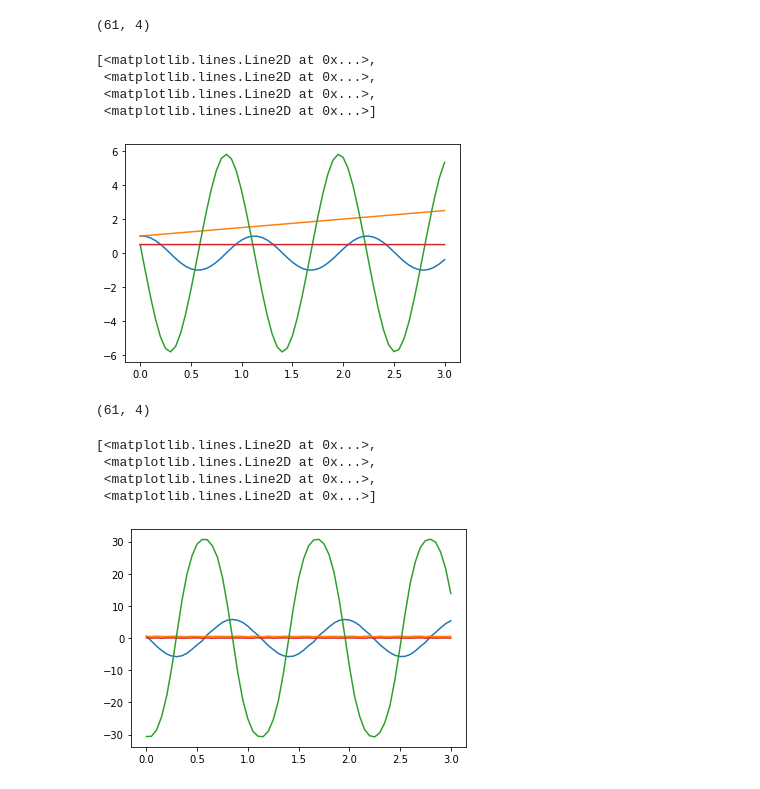
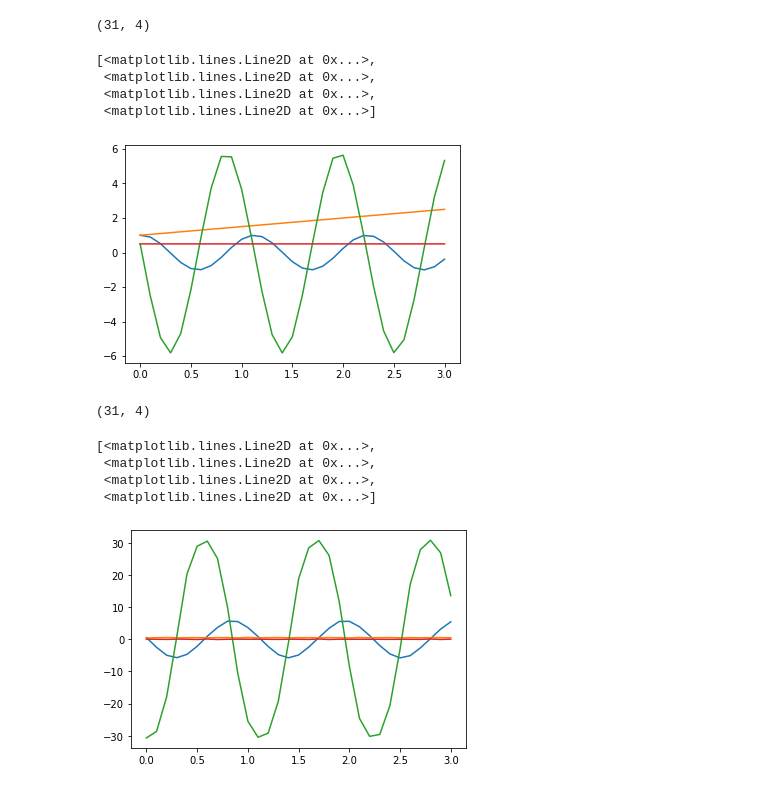
Before and after one commit to JuliusFiedler/Studienarbeit, a Jupyter notebook: UDE/my_julia_files/Auswertung.ipynb, the cells around one changed output. Drawn from its saved outputs; the diff is of its cells as text; code cells hidden in the pictures.

```diff
--- a/UDE/my_julia_files/Auswertung.ipynb
+++ b/UDE/my_julia_files/Auswertung.ipynb
@@ -10,32 +10,34 @@ import pysindy as ps
 import pickle
 import random
 import pandas as pd
+# %%
+mode = "wopn"
 # %%
-X = pd.read_csv('X.csv', sep=',',header=None)
+X = pd.read_csv('X_'+mode+'.csv', sep=',',header=None)
 # print(X.values)
 X = np.array(X.values)
 # print(X)
 X = np.delete(X, 0, axis= 0)
 X = np.array(X, dtype=np.float64)
 # print(X)
 for x in X:
     for y in range(len(x)):
         for z in range(len(X)):
             X[z][y] = float(X[z][y])
 # print(X)
 print(X.shape)
 t_end = 3
 tt = np.linspace(0, t_end, X.shape[0])
 plt.plot(tt, X)
 # %% [output]
-(61, 4)
+(31, 4)
 [<matplotlib.lines.Line2D at 0x...>,
  <matplotlib.lines.Line2D at 0x...>,
  <matplotlib.lines.Line2D at 0x...>,
  <matplotlib.lines.Line2D at 0x...>]
-[figure, old version]
+[figure, new version]
 # %%
-L = pd.read_csv('L.csv', sep=',',header=None)
+L = pd.read_csv('L_'+mode+'.csv', sep=',',header=None)
 L = np.array(L.values)
 L = np.delete(L, 0, axis= 0)
 L = np.array(L, dtype=np.float64)
@@ -47,12 +49,12 @@ for x in L:
 print(L.shape)
 plt.plot(tt, L)
 # %% [output]
-(61, 4)
+(31, 4)
 [<matplotlib.lines.Line2D at 0x...>,
  <matplotlib.lines.Line2D at 0x...>,
  <matplotlib.lines.Line2D at 0x...>,
  <matplotlib.lines.Line2D at 0x...>]
-[figure, old version]
+[figure, new version]
 # %%
 library_functions = [
     lambda x : x,
```
Also changed, not shown: parts of 4 cells of this notebook, 23 other files.
